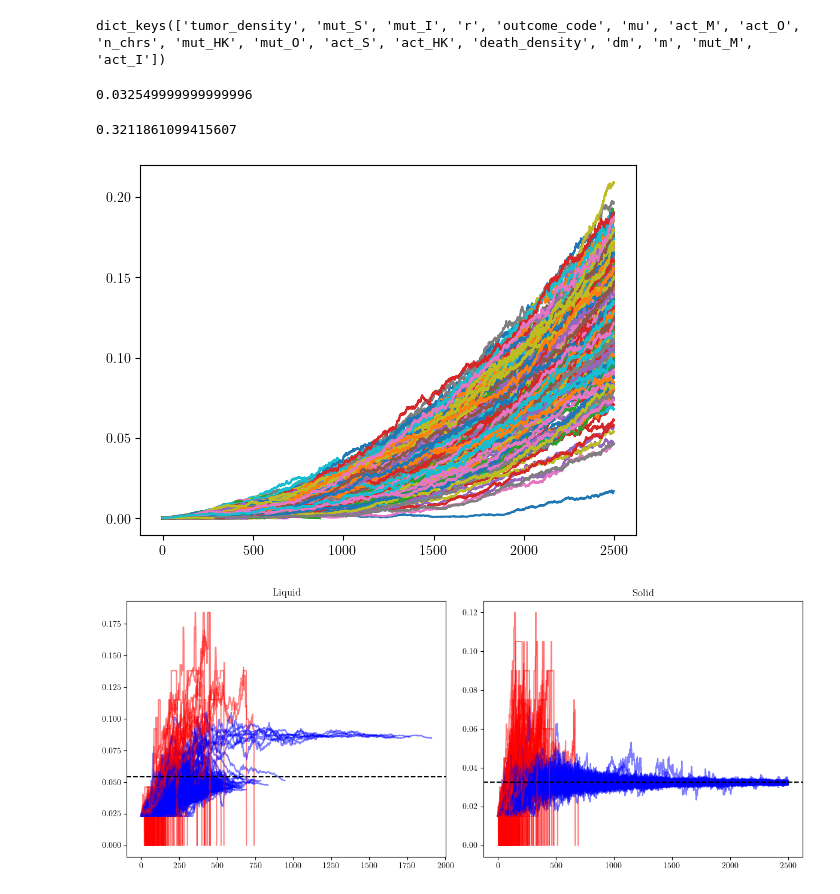
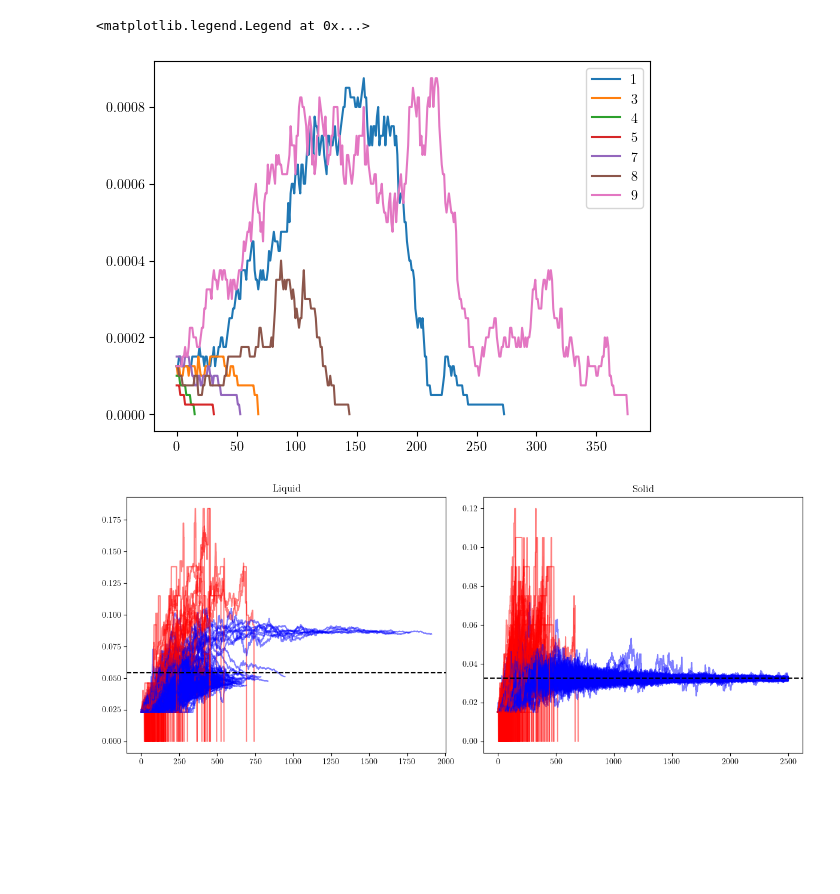
Before and after one commit to francescozambelli/CancerEvo, a Jupyter notebook: notebooks/analysis.ipynb, the cells around one changed output. Saved outputs shown, nothing was run; the diff lists cells and outputs as text; code cells hidden in the pictures; blank space fills up the shorter version.

```diff
--- a/notebooks/analysis.ipynb
+++ b/notebooks/analysis.ipynb
@@ -107,24 +107,14 @@ def plot_stats_elementwise(x, ax, label="", color="C0", lw=3, alpha=0.3):
     ax.fill_between(np.arange(len(means)) ,stds[:,0], stds[:,1], color=color, alpha=alpha)
 # %%
 ens = load_ensemble("ensemble_results_D")
-# %%
-ens[1][0].keys()
-# %% [output]
-dict_keys(['tumor_density', 'mut_S', 'mut_I', 'r', 'outcome_code', 'mu', 'act_M', 'act_O', 'n_chrs', 'mut_HK', 'mut_O', 'act_S', 'act_HK', 'death_density', 'dm', 'm', 'mut_M', 'act_I'])
-# %%
-2.17*0.015
-# %% [output]
-0.032549999999999996
-# %%
-1-(1-0.038)**10
-# %% [output]
-0.3211861099415607
 # %%
-for i in range(1000):
-    plt.plot(ens[1][i]['tumor_density'], label=str(i+1))
-#plt.legend()
+for i in range(10):
+    if ens[1][i]['outcome_code']==0:
+        plt.plot(ens[1][i]['tumor_density'], label=str(i+1))
+plt.legend()
 # %% [output]
+<matplotlib.legend.Legend at 0x...>
-[figure, old version]
+[figure, new version]
 # %%
 data_l = load_all_ploidy_liquid()
 data_s = load_all_ploidy()
```
Also changed, not shown: parts of 10 cells of this notebook, 24 other files.
